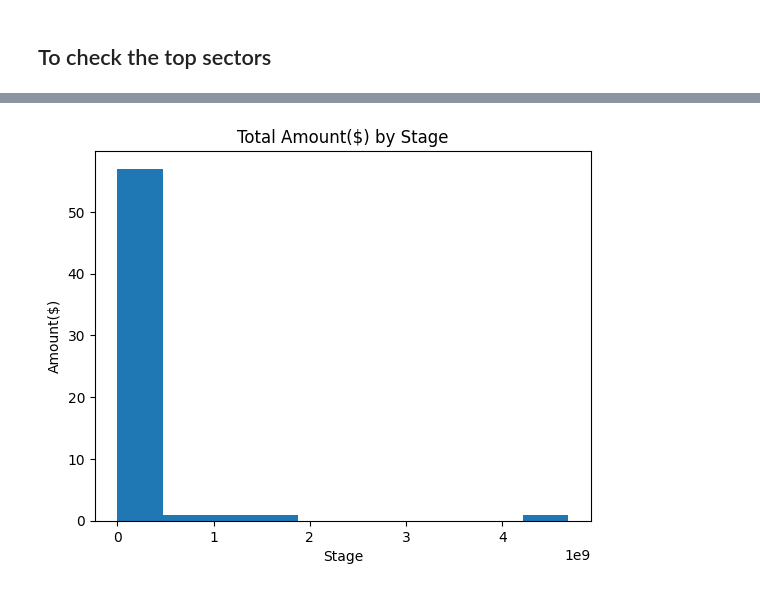
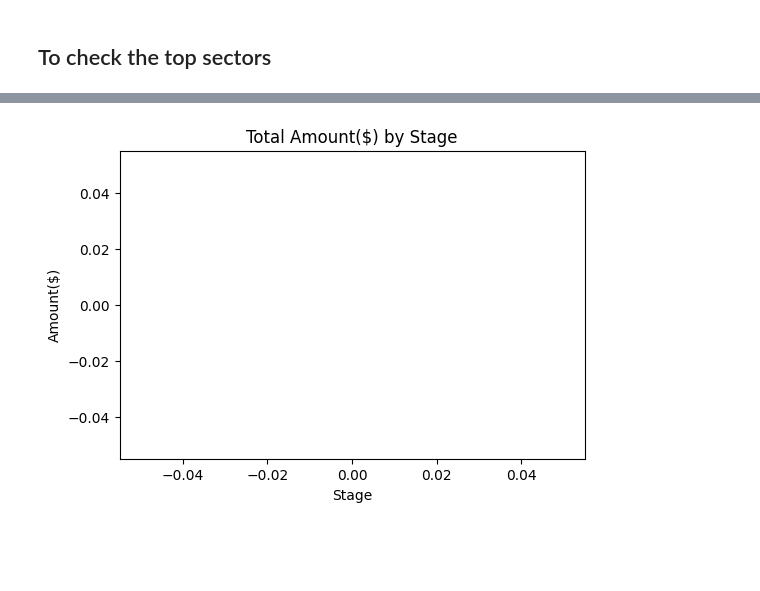
Before and after one commit to qochieng/Data-analysis-of-Startups-Funding-in-India, a Jupyter notebook: Startup-Project.ipynb, the cells around one changed output, grey strips where cells are left out. Saved outputs shown, nothing was run; the diff lists cells and outputs as text; code cells hidden in the pictures; blank space fills up the shorter version.

```diff
--- a/Startup-Project.ipynb
+++ b/Startup-Project.ipynb
@@ -318,0 +410,4 @@ df_combine.head()
+# %%
+# Split the strings from the comma(,) then return the first index of the string
+
+df_combine['HeadQuarter'] = df_combine['HeadQuarter'].str.split(',').str[0]
@@ -318,0 +439,4 @@ df_combine.head()
+# %%
+df_combine['Sector'] = df_combine['Sector'].str.lower()
+
+df_combine['Sector'].unique()
@@ -318,0 +509,3 @@ df_combine.head()
+# %%
+df_combine['Category'] = df_combine.apply(Sec, axis=1)
+#df_combine['Sector'] = df_combine.apply(Sec, axis=1)
@@ -331,11 +547,11 @@ plt.show();
 ## To check the top sectors
 # %%
 # To check the top sectors
-
-top_10_sectors =(df_combine['Sector'].value_counts()).iloc[:10]
+df_combine['Category']= df_combine['Category'].str.capitalize()
+top_10_sectors =(df_combine['Category'].value_counts()).iloc[:10]
 
 top_10_sectors.plot(kind='bar',color='orange')
-plt.xlabel('Sector')
+plt.xlabel('Sector',loc='center')
 plt.ylabel('Frequency')
 plt.title('Top 10 Startup Sectors in India')
 plt.show();
@@ -348,10 +568,13 @@ SyntaxError: invalid syntax (449578519.py, line 1)
 # %%
 import matplotlib.pyplot as plt
 
-df_combine.groupby(by=['Stage'])['Amount($)'].sum().plot(kind='hist')
+Stage = df_combine.groupby('Category')['Amount($)'].sum()
+
+plt.figure(figsize=(6,4))
+plt.plot(data='Stage')
 plt.xlabel('Stage')
 plt.ylabel('Amount($)')
 plt.title('Total Amount($) by Stage')
 plt.show()
 # %% [output]
-[figure, old version]
+[figure, new version]
```
Also changed, not shown: parts of 38 cells of this notebook.
